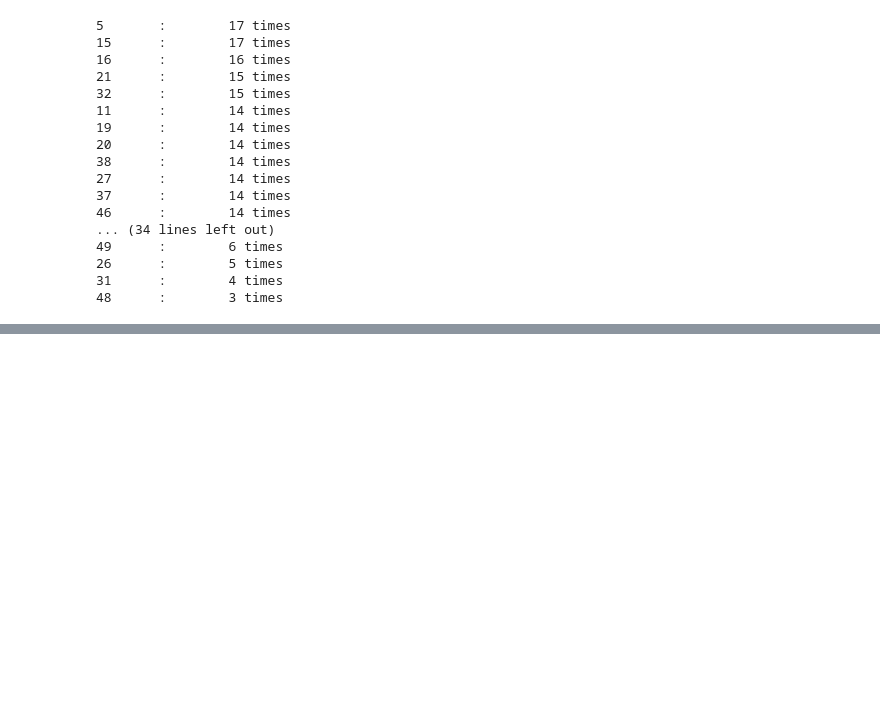
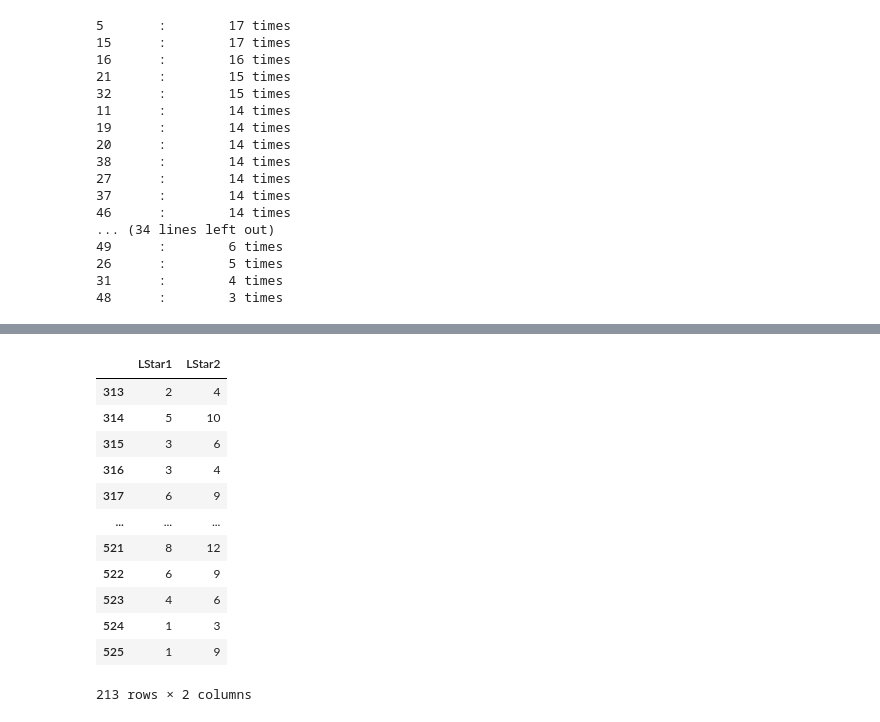
Before and after one commit to killfoley/Lotto-Scraping, a Jupyter notebook: Euromillions results notebook.ipynb, the cells around one changed output, grey strips where cells are left out. Saved outputs shown, nothing was run; the diff lists cells and outputs as text; code cells hidden in the pictures; blank space fills up the shorter version.

```diff
--- a/Euromillions results notebook.ipynb
+++ b/Euromillions results notebook.ipynb
@@ -924,0 +999,17 @@ Name: LStar2, dtype: int64
+# %%
+x = df_euromill[['LStar1','LStar2']].loc[df_euromill['Year'].isin([2019,2020,2021])]
+x
+# %% [output]
+|  | LStar1 | LStar2 |
+| 313 | 2 | 4 |
+| 314 | 5 | 10 |
+| 315 | 3 | 6 |
+| 316 | 3 | 4 |
+| 317 | 6 | 9 |
+| ... | ... | ... |
+| 521 | 8 | 12 |
+| 522 | 6 | 9 |
+| 523 | 4 | 6 |
+| 524 | 1 | 3 |
+| 525 | 1 | 9 |
+213 rows × 2 columns
```
Also changed, not shown: parts of 31 cells of this notebook, 1 other file.
